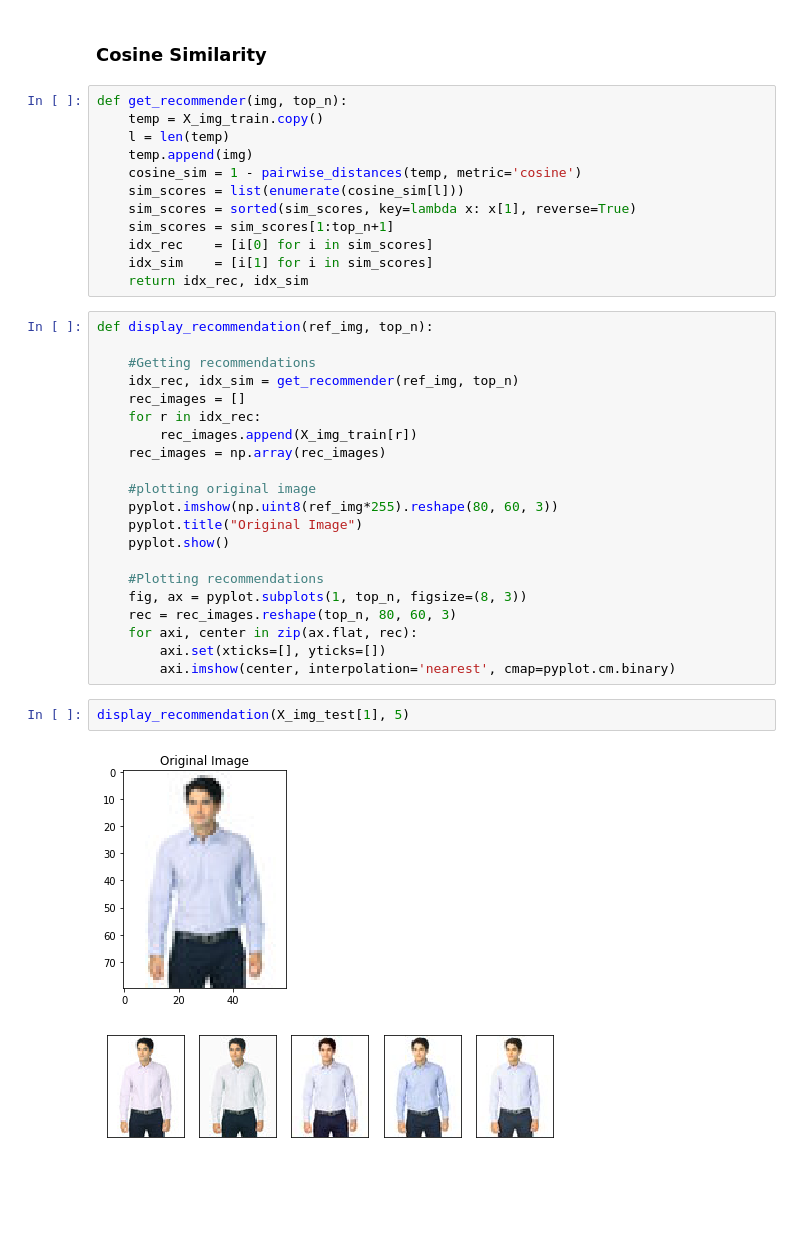
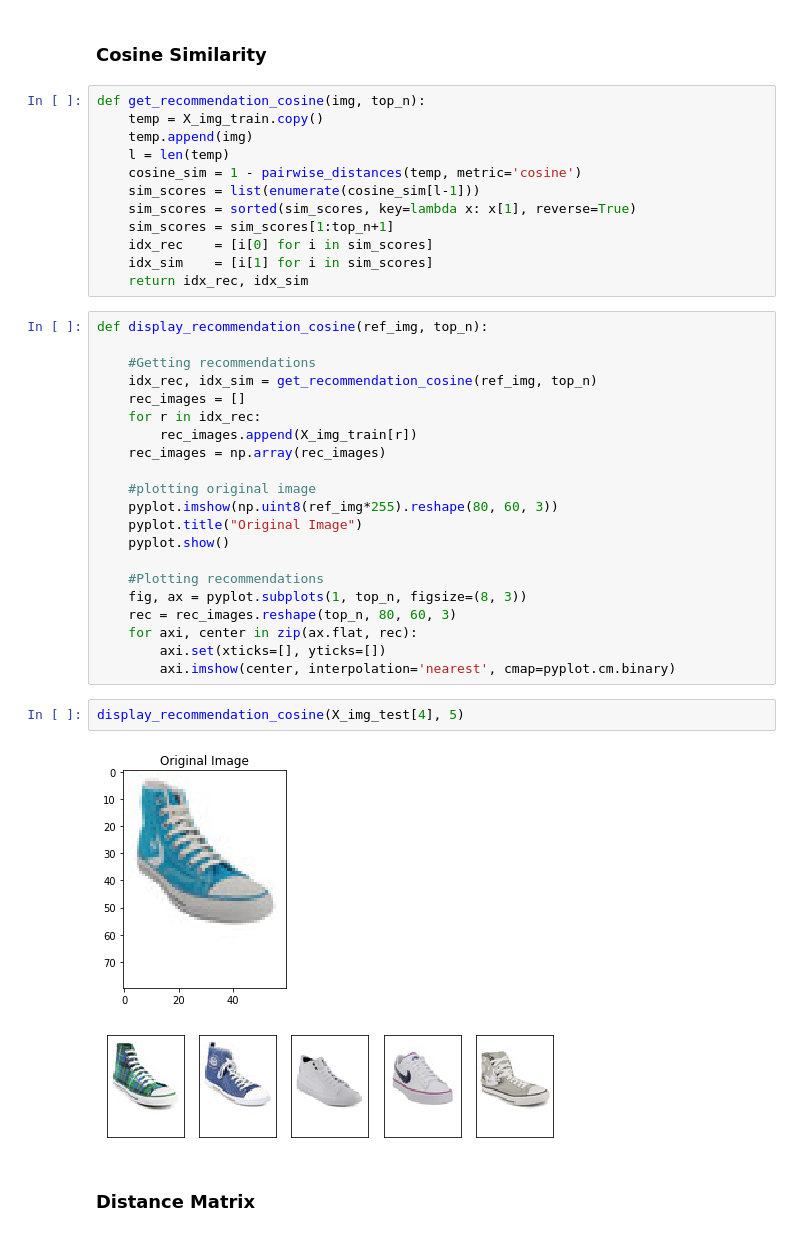
Before and after one commit to Gourang97/Image-Based-Product-Recommendation, a Jupyter notebook: Notebooks/Small_Milestone2_Farhan.ipynb, the cells around one changed output. Saved outputs shown, nothing was run; the diff lists cells and outputs as text; blank space fills up the shorter version.

Commit message:
Small Dataset - MileStone 2 - Spatial Distance - Farhan

```diff
--- a/Notebooks/Small_Milestone2_Farhan.ipynb
+++ b/Notebooks/Small_Milestone2_Farhan.ipynb
@@ -431,22 +432,22 @@ X_img_train, X_img_test, y_label_train, y_label_test = train_test_split(X_img, Y
 # %% [markdown]
 ### Cosine Similarity
 # %%
-def get_recommender(img, top_n):
+def get_recommendation_cosine(img, top_n):
     temp = X_img_train.copy()
+    temp.append(img)
     l = len(temp)
-    temp.append(img)
     cosine_sim = 1 - pairwise_distances(temp, metric='cosine')
-    sim_scores = list(enumerate(cosine_sim[l]))
+    sim_scores = list(enumerate(cosine_sim[l-1]))
     sim_scores = sorted(sim_scores, key=lambda x: x[1], reverse=True)
     sim_scores = sim_scores[1:top_n+1]
     idx_rec    = [i[0] for i in sim_scores]
     idx_sim    = [i[1] for i in sim_scores]
     return idx_rec, idx_sim
 # %%
-def display_recommendation(ref_img, top_n):
+def display_recommendation_cosine(ref_img, top_n):
 
     #Getting recommendations
-    idx_rec, idx_sim = get_recommender(ref_img, top_n)
+    idx_rec, idx_sim = get_recommendation_cosine(ref_img, top_n)
     rec_images = []
     for r in idx_rec:
         rec_images.append(X_img_train[r])
@@ -464,7 +465,9 @@ def display_recommendation(ref_img, top_n):
         axi.set(xticks=[], yticks=[])
         axi.imshow(center, interpolation='nearest', cmap=pyplot.cm.binary)
 # %%
-display_recommendation(X_img_test[1], 5)
+display_recommendation_cosine(X_img_test[4], 5)
 # %% [output]
-[figure, old version]
+[figure, new version]
-[figure, old version]
+[figure, new version]
+# %% [markdown]
+### Distance Matrix
```
Also changed, not shown: parts of 5 cells of this notebook.
